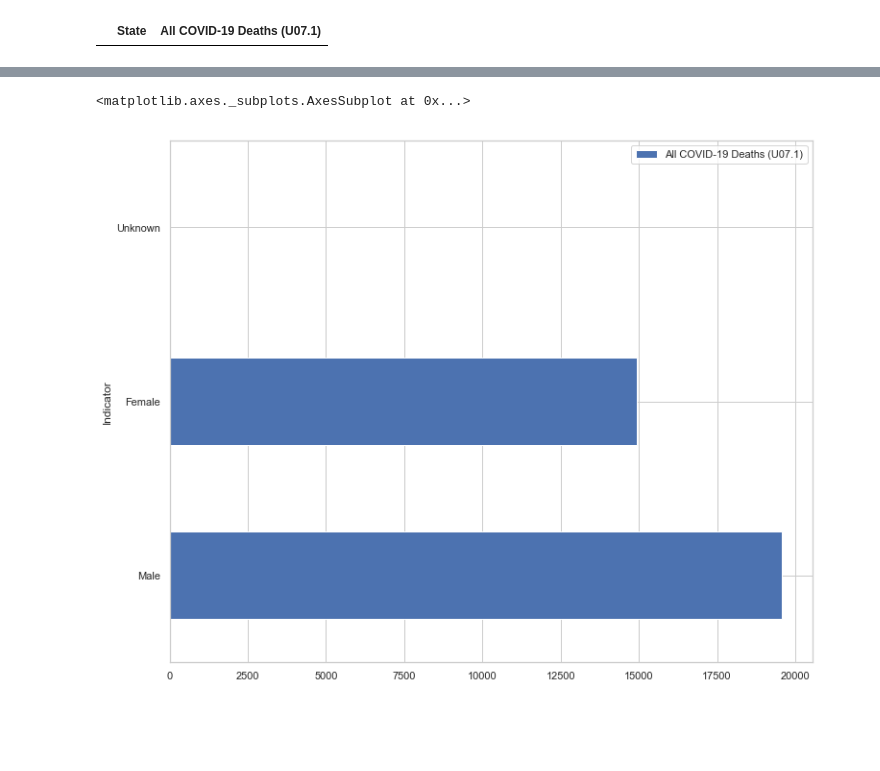
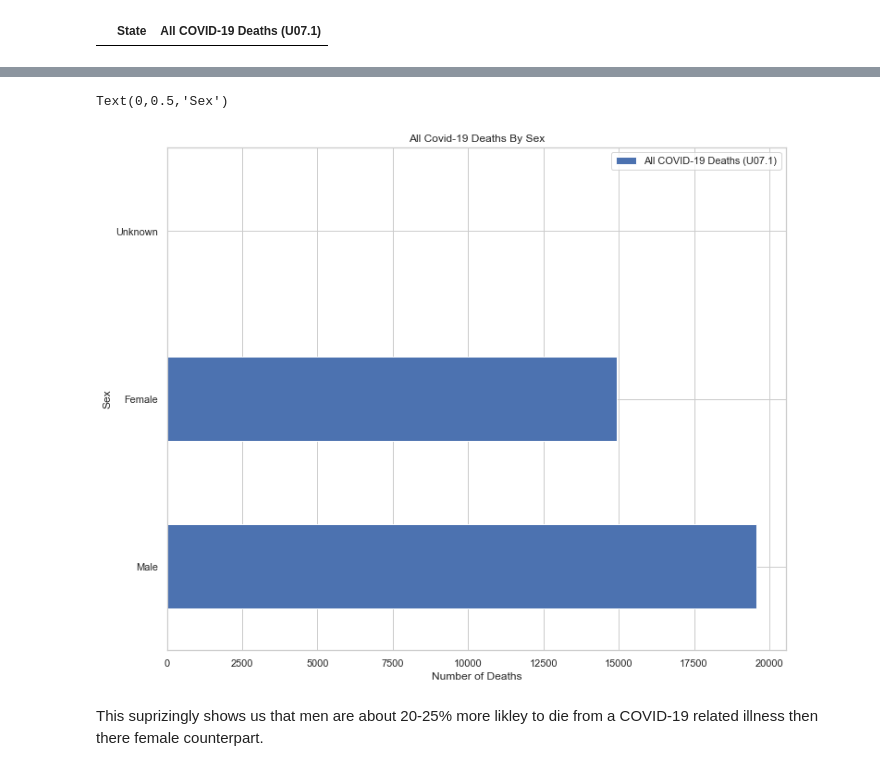
Before and after one commit to Dawad81/IS362-Database-Acquisition-and-Management, a Jupyter notebook: IS362_FinalProject_Folder/IS362_FinalProject.ipynb, the cells around one changed output, grey strips where cells are left out. Drawn from its saved outputs; the diff is of its cells as text; code cells hidden in the pictures; blank space fills up the shorter version.

```diff
--- a/IS362_FinalProject_Folder/IS362_FinalProject.ipynb
+++ b/IS362_FinalProject_Folder/IS362_FinalProject.ipynb
@@ -92,9 +197,14 @@ byplaceofdeathCleaner.plot(kind='barh',figsize=(12,10))
 # %%
 bysex = covid19_deaths[covid19_deaths['Group']=='By sex']
 bysexClean = bysex[['Indicator', 'All COVID-19 Deaths (U07.1)']]
 bysexClean.set_index('Indicator', inplace=True)
 bysexCleaner= bysexClean.drop('Total deaths')
 bysexCleaner.plot(kind='barh',figsize=(12,10))
+plt.title('All Covid-19 Deaths By Sex')
+plt.xlabel('Number of Deaths')
+plt.ylabel('Sex')
 # %% [output]
-<matplotlib.axes._subplots.AxesSubplot at 0x...>
+Text(0,0.5,'Sex')
-[figure, old version]
+[figure, new version]
+# %% [markdown]
+This suprizingly shows us that men are about 20-25% more likley to die from a COVID-19 related illness then there female counterpart.
```
Also changed, not shown: parts of 38 cells of this notebook.
